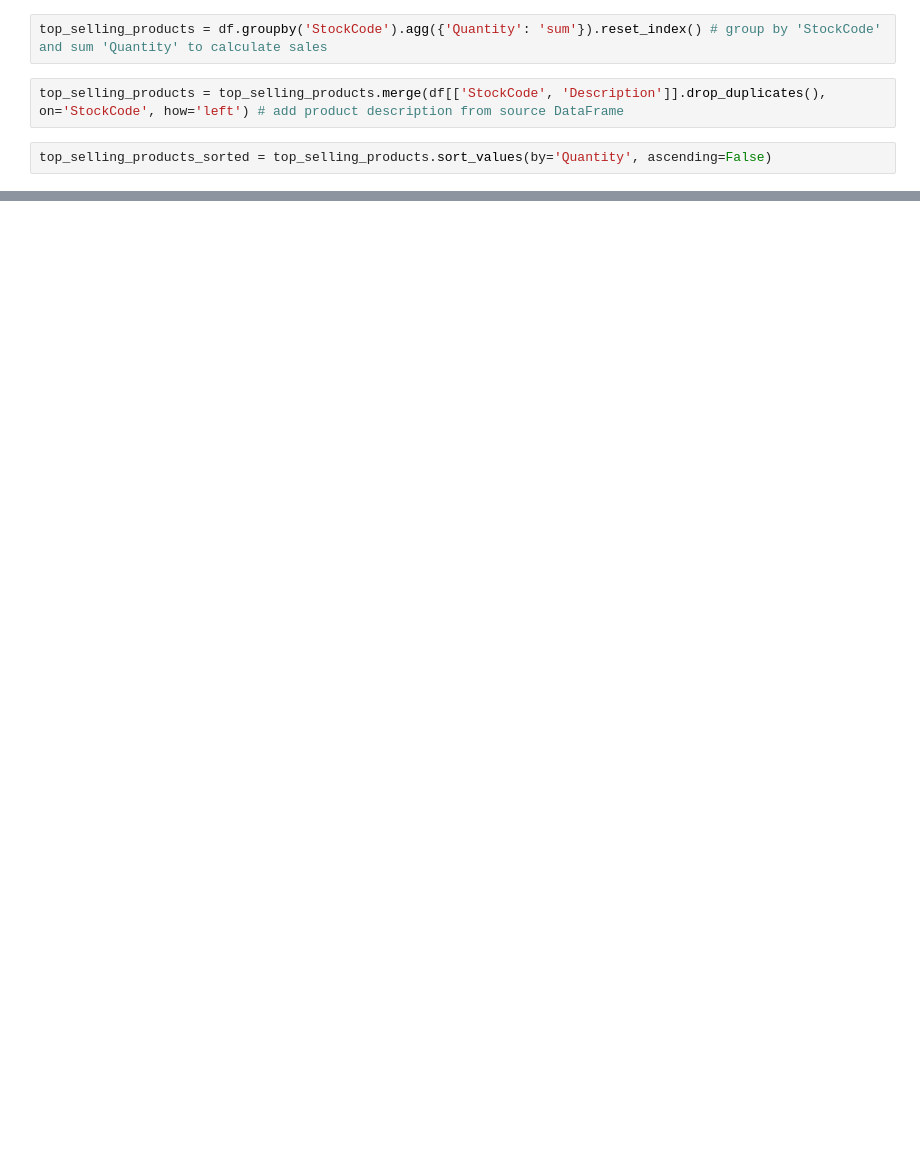
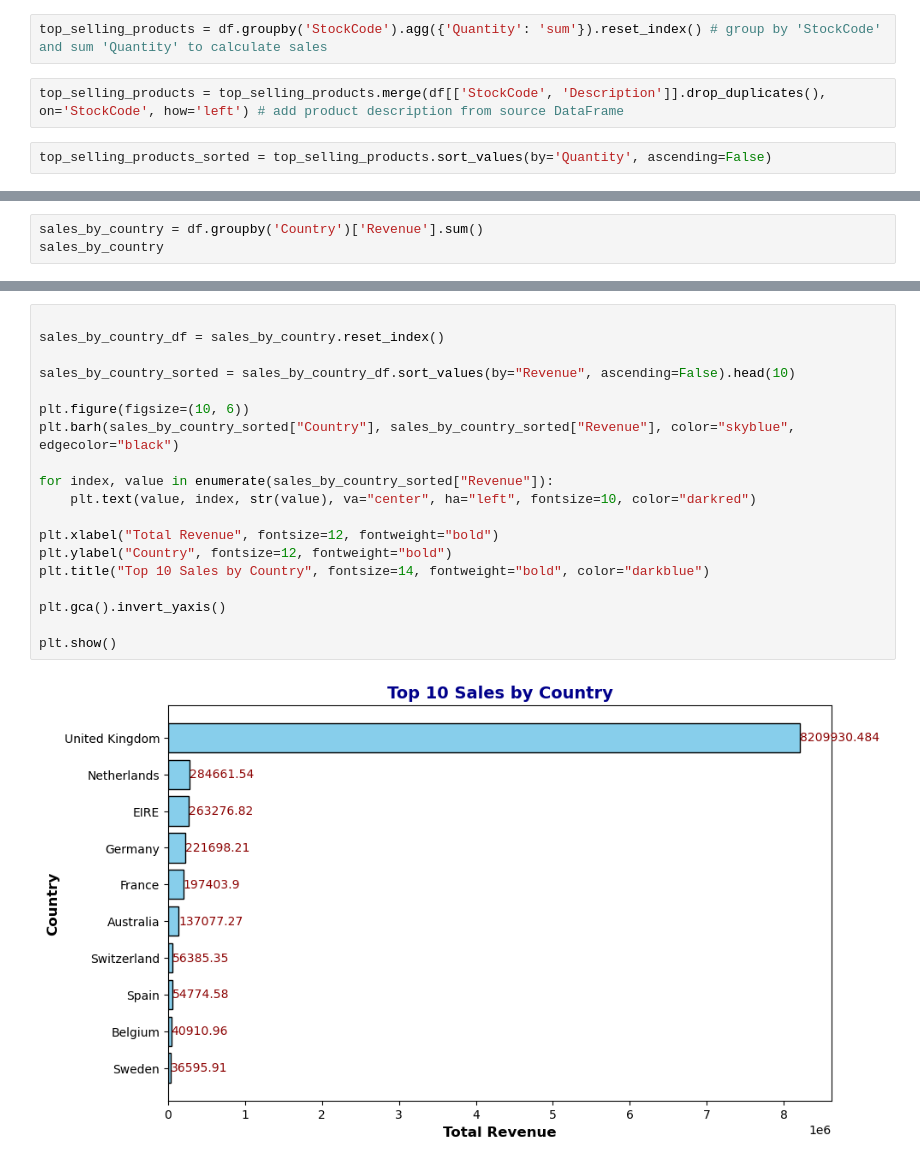
Before and after one commit to zazauserr/Data_Analyst_Pet_Projects, a Jupyter notebook: E-Commerce/project.ipynb, the cells around one changed output, grey strips where cells are left out. Cells and saved outputs as stored; diff of their text form; blank space fills up the shorter version.

```diff
--- a/E-Commerce/project.ipynb
+++ b/E-Commerce/project.ipynb
@@ -302,0 +362,3 @@ top_selling_products_sorted.head(10)
+# %%
+sales_by_country = df.groupby('Country')['Revenue'].sum()
+sales_by_country
@@ -302,0 +383,21 @@ top_selling_products_sorted.head(10)
+# %%
+
+sales_by_country_df = sales_by_country.reset_index()
+
+sales_by_country_sorted = sales_by_country_df.sort_values(by="Revenue", ascending=False).head(10)
+
+plt.figure(figsize=(10, 6))
+plt.barh(sales_by_country_sorted["Country"], sales_by_country_sorted["Revenue"], color="skyblue", edgecolor="black")
+
+for index, value in enumerate(sales_by_country_sorted["Revenue"]):
+    plt.text(value, index, str(value), va="center", ha="left", fontsize=10, color="darkred")
+
+plt.xlabel("Total Revenue", fontsize=12, fontweight="bold")
+plt.ylabel("Country", fontsize=12, fontweight="bold")
+plt.title("Top 10 Sales by Country", fontsize=14, fontweight="bold", color="darkblue")
+
+plt.gca().invert_yaxis()
+
+plt.show()
+# %% [output]
+[figure, added]
```
Also changed, not shown: parts of 14 cells of this notebook.
